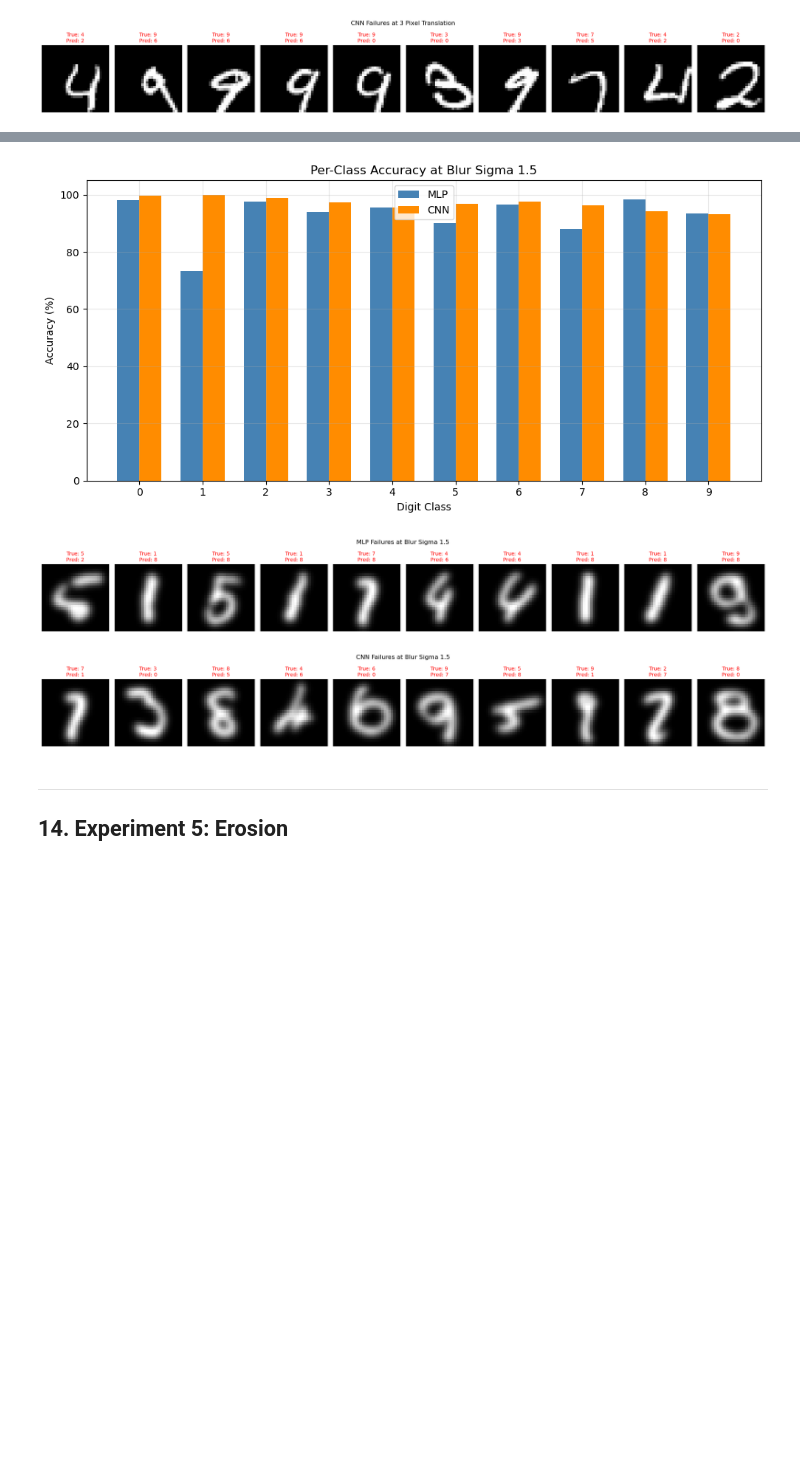
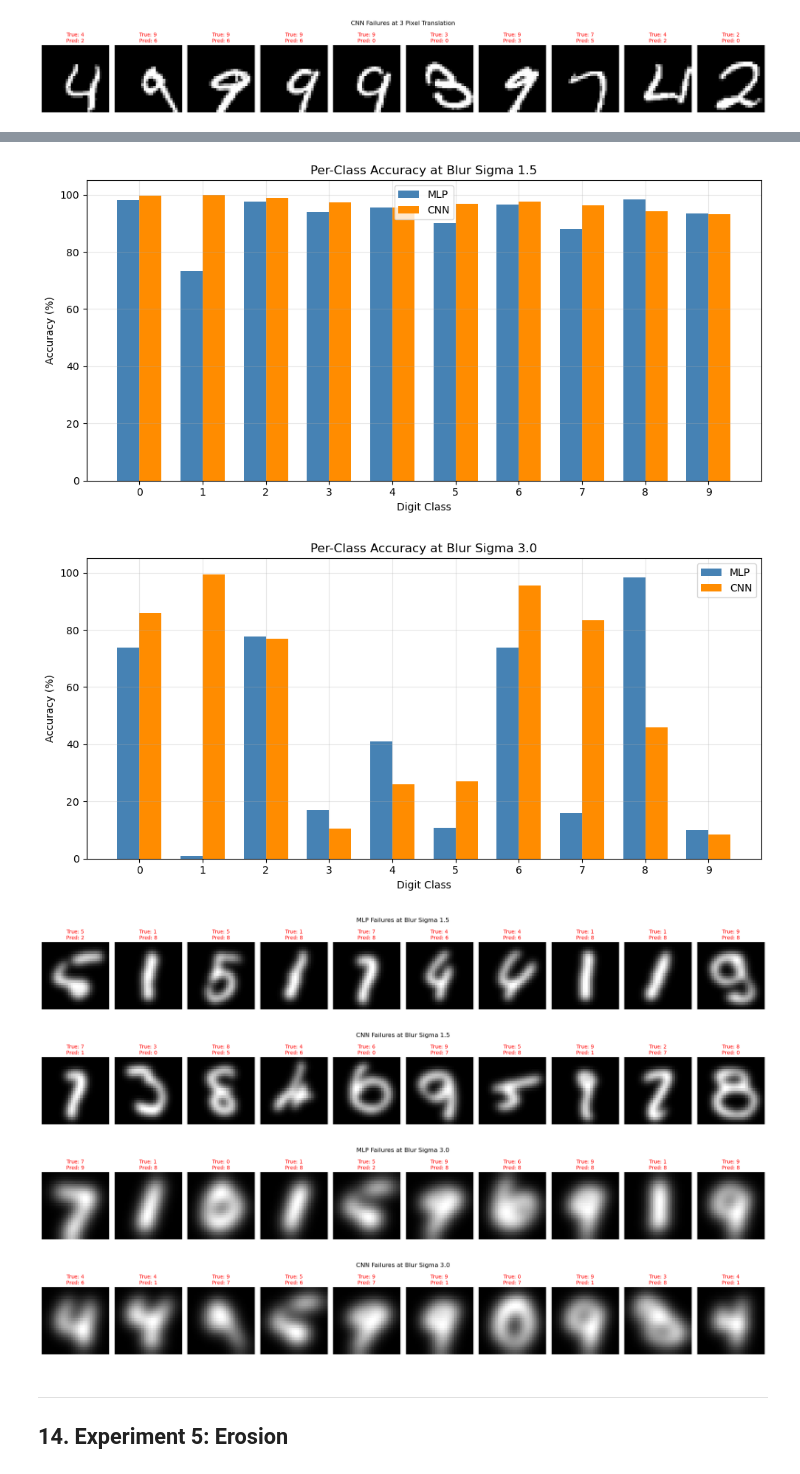
Before and after one commit to Nils-Wagnr/DeepLearning, a Jupyter notebook: RQ2 (Woche4)/RQ2_Template.ipynb, the cells around one changed output, grey strips where cells are left out. Drawn from its saved outputs; the diff is of its cells as text; code cells hidden in the pictures; blank space fills up the shorter version.

```diff
--- a/RQ2 (Woche4)/RQ2_Template.ipynb
+++ b/RQ2 (Woche4)/RQ2_Template.ipynb
@@ -556,7 +688,7 @@ This experiment is provided as a **complete example** to show the workflow.
 For your own perturbation types, follow the same pattern.
 # %%
 # Example experiment: Rotation at multiple angles
-rotation_angles = [5, 10, 15, 20, 30, 45]
+rotation_angles = [5, 10, 15, 20, 30, 45, 90, 180]
 mlp_rot_accs, cnn_rot_accs = [], []
 
 for angle in rotation_angles:
@@ -673,7 +802,6 @@ TODO: Choose your third perturbation type.
 # %%
-# TODO: Implement your third perturbation type.
-
-noise=[0.1, 0.2, 0.3, 0.4, 0.5]
+# Experiment 3: Gaussian noise
+noise=[0.1, 0.2, 0.3, 0.4, 0.5, 0.6, 0.7, 0.8, 0.9, 1.0]
 mlp_noise_accs, cnn_noise_accs = [], []
 
 for noise_std in noise:
@@ -698,9 +826,19 @@ _, mlp_pc_0_3, mlp_pr_0_3, mlp_tr_0_3 = evaluate_on_perturbed(mlp_model, noise_0
 _, cnn_pc_0_3, cnn_pr_0_3, cnn_tr_0_3 = evaluate_on_perturbed(cnn_model, noise_0_3, test_labels)
 plot_per_class_comparison(mlp_pc_0_3, cnn_pc_0_3, title='Per-Class Accuracy at Noise Std Dev 0.3')
 
+noise_1_0 = perturb_noise(test_images, 1.0)
+_, mlp_pc_1_0, mlp_pr_1_0, mlp_tr_1_0 = evaluate_on_perturbed(mlp_model, noise_1_0, test_labels)
+_, cnn_pc_1_0, cnn_pr_1_0, cnn_tr_1_0 = evaluate_on_perturbed(cnn_model, noise_1_0, test_labels)
+plot_per_class_comparison(mlp_pc_1_0, cnn_pc_1_0, title='Per-Class Accuracy at Noise Std Dev 1.0')
+
 show_failure_examples(noise_0_3.numpy(), mlp_tr_0_3, mlp_pr_0_3, 'MLP',
                       title='MLP Failures at Noise Std Dev 0.3')
 show_failure_examples(noise_0_3.numpy(), cnn_tr_0_3, cnn_pr_0_3, 'CNN',
                       title='CNN Failures at Noise Std Dev 0.3')
+
+show_failure_examples(noise_1_0.numpy(), mlp_tr_1_0, mlp_pr_1_0, 'MLP',
+                        title='MLP Failures at Noise Std Dev 1.0')
+show_failure_examples(noise_1_0.numpy(), cnn_tr_1_0, cnn_pr_1_0, 'CNN',
+                        title='CNN Failures at Noise Std Dev 1.0')
 # %% [output]
 Evaluating noise = 0.1...
@@ -726,5 +877,5 @@ TODO: Choose your fourth perturbation type. Remember: at least one should be cre
 # %%
-blur = [0.5, 1.0, 1.5, 2.0, 3.0]
+blur = [0.5, 1.0, 1.5, 2.0, 3.0, 4.0, 5.0]
 mlp_blur_accs, cnn_blur_accs = [], []
 
 for sigma in blur:
@@ -749,10 +900,20 @@ _, mlp_pc_1_5, mlp_pr_1_5, mlp_tr_1_5 = evaluate_on_perturbed(mlp_model, blur_1_
 _, cnn_pc_1_5, cnn_pr_1_5, cnn_tr_1_5 = evaluate_on_perturbed(cnn_model, blur_1_5, test_labels)
 plot_per_class_comparison(mlp_pc_1_5, cnn_pc_1_5, title='Per-Class Accuracy at Blur Sigma 1.5')
 
+blur_3_0 = perturb_blur(test_images, 3.0)
+_, mlp_pc_3_0, mlp_pr_3_0, mlp_tr_3_0 = evaluate_on_perturbed(mlp_model, blur_3_0, test_labels)
+_, cnn_pc_3_0, cnn_pr_3_0, cnn_tr_3_0 = evaluate_on_perturbed(cnn_model, blur_3_0, test_labels)
+plot_per_class_comparison(mlp_pc_3_0, cnn_pc_3_0, title='Per-Class Accuracy at Blur Sigma 3.0')
+
 show_failure_examples(blur_1_5.numpy(), mlp_tr_1_5, mlp_pr_1_5, 'MLP',
                       title='MLP Failures at Blur Sigma 1.5')
 show_failure_examples(blur_1_5.numpy(), cnn_tr_1_5, cnn_pr_1_5, 'CNN',
                       title='CNN Failures at Blur Sigma 1.5')
+
+show_failure_examples(blur_3_0.numpy(), mlp_tr_3_0, mlp_pr_3_0, 'MLP',
+                      title='MLP Failures at Blur Sigma 3.0')
+show_failure_examples(blur_3_0.numpy(), cnn_tr_3_0, cnn_pr_3_0, 'CNN',
+                      title='CNN Failures at Blur Sigma 3.0')
 # %% [output]
 Evaluating blur = 0.5...
   MLP: 98.08%  |  CNN: 99.06%
@@ -768,6 +933,9 @@ Evaluating blur = 3.0...
 [figure]
-[figure, old version]
+[figure, new version]
-[figure, old version]
+[figure, new version]
+[figure, added]
+[figure, added]
+[figure, added]
 # %% [markdown]
 ---
 
```
Also changed, not shown: parts of 21 cells of this notebook, 3 other files.
